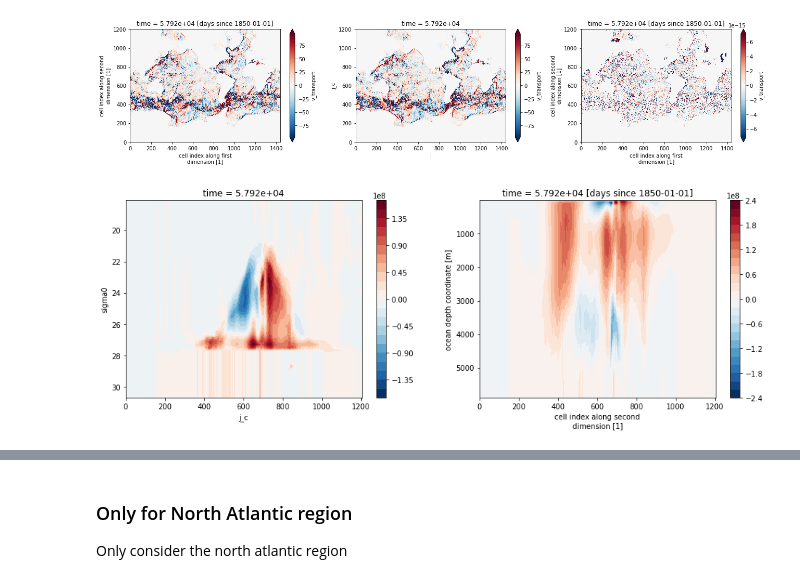
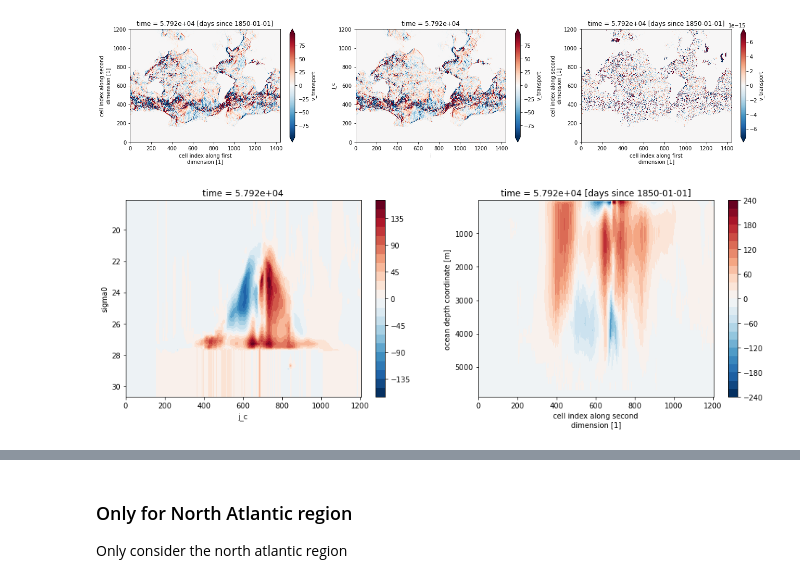
Before and after one commit to hmkhatri/AMOC_Variability_DePreSys_MET, a Jupyter notebook: Notebooks/Quick_Checks/08_Check_Overturning_sigma.ipynb, the cells around one changed output, grey strips where cells are left out. Cells and saved outputs as stored; diff of their text form; code cells hidden in the pictures.

```diff
--- a/Notebooks/Quick_Checks/08_Check_Overturning_sigma.ipynb
+++ b/Notebooks/Quick_Checks/08_Check_Overturning_sigma.ipynb
@@ -19,7 +20,7 @@ from dask.diagnostics import Profiler, ResourceProfiler, CacheProfiler, Progress
 
 #print(client)
 # %%
-var_list = ['thetao', 'so', 'vo', 'uo']
+var_list = ['thetao', 'so', 'vo'] #, 'uo']
 
 ppdir="/badc/cmip6/data/CMIP6/DCPP/MOHC/HadGEM3-GC31-MM/dcppA-hindcast/"
 
@@ -136,8 +99,9 @@ area: areacello volume: volcello
 ### Create grid information
 # %%
 grid = Grid(ds, coords={'Z': {'center': 'lev', 'outer': 'level_outer'},
-                        'X': {'center': 'i', 'right': 'i_c'},
-                        'Y': {'center': 'j', 'right': 'j_c'}}, periodic=['X'],)
+                        'Y': {'center': 'j', 'right': 'j_c'}}, periodic=[],)
+# 'X': {'center': 'i', 'right': 'i_c'},
+
 grid
 # %% [output]
 <xgcm.Grid>
@@ -446,18 +313,18 @@ plt.subplot(1,3,3)
 # %%
 # compute overturning circulation
 
 dx = 110e3 * np.cos(np.deg2rad(ds.latitude_v))
 
 psi_sigma = (v_transport_sigma.isel(time=0) * dx).sum(dim='i').cumsum(dim='sigma0').compute()
 psi_z = (v_transport.isel(time=0) * dx).sum(dim='i').cumsum(dim='lev').compute()
 
 fig = plt.figure(figsize=[16,5])
 plt.subplot(1,2,1)
-psi_sigma.plot.contourf(x='j_c', levels=31)
+(psi_sigma/1e6).plot.contourf(x='j_c', levels=31)
 plt.gca().invert_yaxis()
 
 plt.subplot(1,2,2)
-psi_z.plot.contourf(x='j_c', levels=31)
+(psi_z/1e6 - psi_z.isel(lev=-1)/1e6).plot.contourf(x='j_c', levels=31)
 plt.gca().invert_yaxis()
 # %% [output]
-[figure, old version]
+[figure, new version]
```
Also changed, not shown: parts of 50 cells of this notebook, 4 other files.
